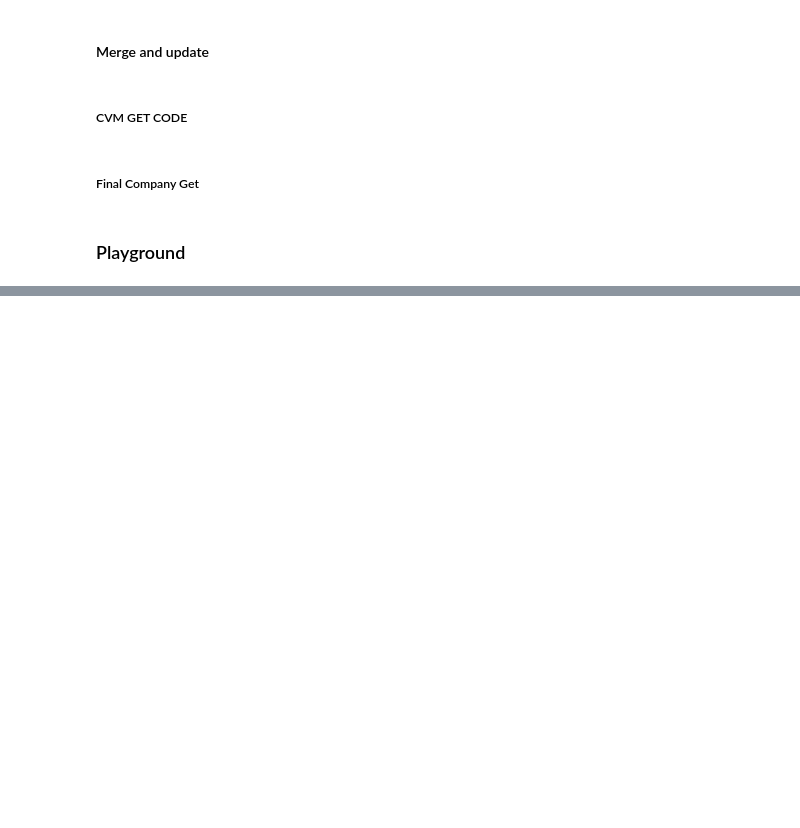
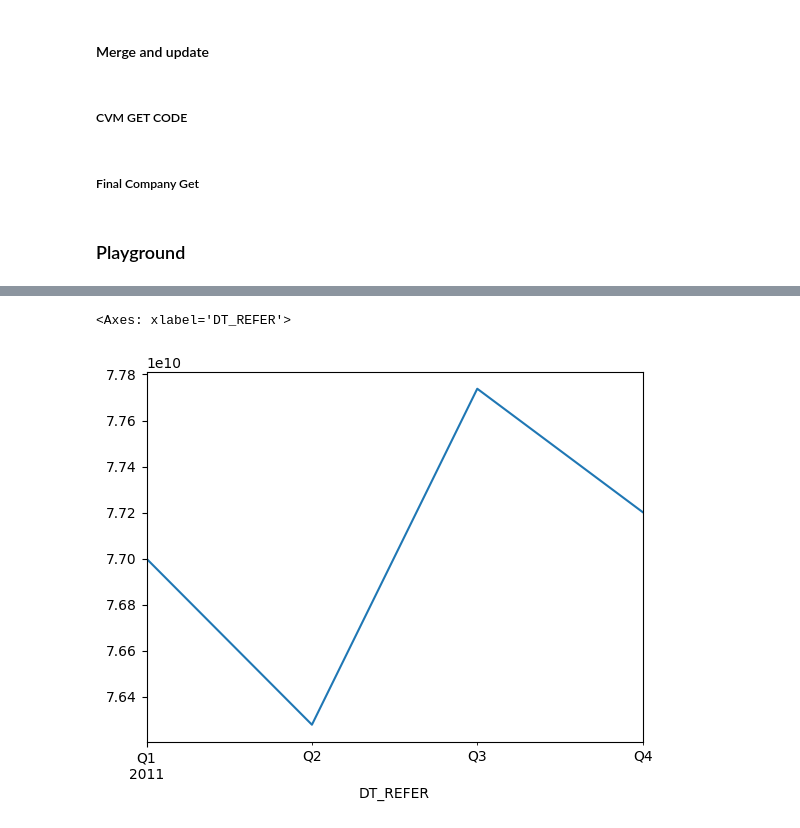
Before and after one commit to faustostangler/DSH, a Jupyter notebook: read_dash.ipynb, the cells around one changed output, grey strips where cells are left out. Drawn from its saved outputs; the diff is of its cells as text; code cells hidden in the pictures; blank space fills up the shorter version.

Commit message:
hard reset commit updated

```diff
--- a/read_dash.ipynb
+++ b/read_dash.ipynb
@@ -442,0 +343,20 @@ df[mask]
+# %%
+df = run.sys_load_pkl(f'{b3.app_folder}/temp_math_web_2011')
+# datetime_columns = ['DT_REFER', 'DT_FIM_EXERC', 'DT_INI_EXERC', ]
+# for col in datetime_columns:
+#     try:
+#         df[col] = pd.to_datetime(df[col])
+#     except Exception as e:
+#         pass
+df = df.set_index('DT_REFER', drop=True)
+# grouped = df_merged.groupby(['CNPJ_CIA', 'AGRUPAMENTO', 'CD_CONTA', 'DS_CONTA'], group_keys=False)
+# # calculated_df = grouped.apply(run.cvm_math_calculations_adjustments).reset_index(drop=True)
+# %%
+mask = df['CNPJ_CIA'] == '00.001.180/0001-26'
+mask &= df['AGRUPAMENTO'] == 'con'
+mask &= df['CD_CONTA'] == '2.03'
+mask &= df['COLUNA_DF'].isna()
+# mask &= df['CD_CONTA'] == '5.01'
+# mask &= df['COLUNA_DF'] == 'Patrimônio Líquido'
+
+df[mask]
@@ -442,0 +370,5 @@ df[mask]
+# %%
+df[mask]['VL_CONTA'].plot()
+# %% [output]
+<Axes: xlabel='DT_REFER'>
+[figure, added]
```
Also changed, not shown: parts of 35 cells of this notebook, 2 other files.
